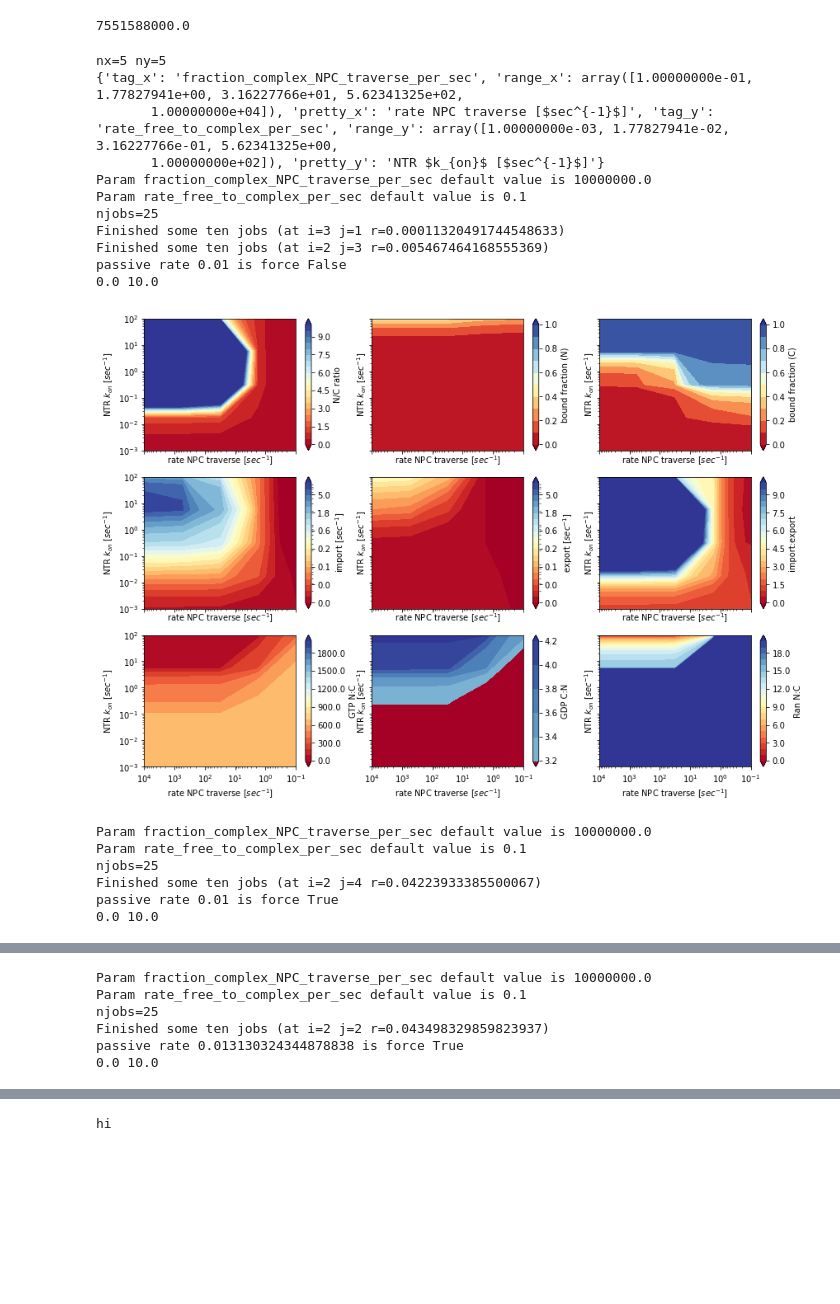
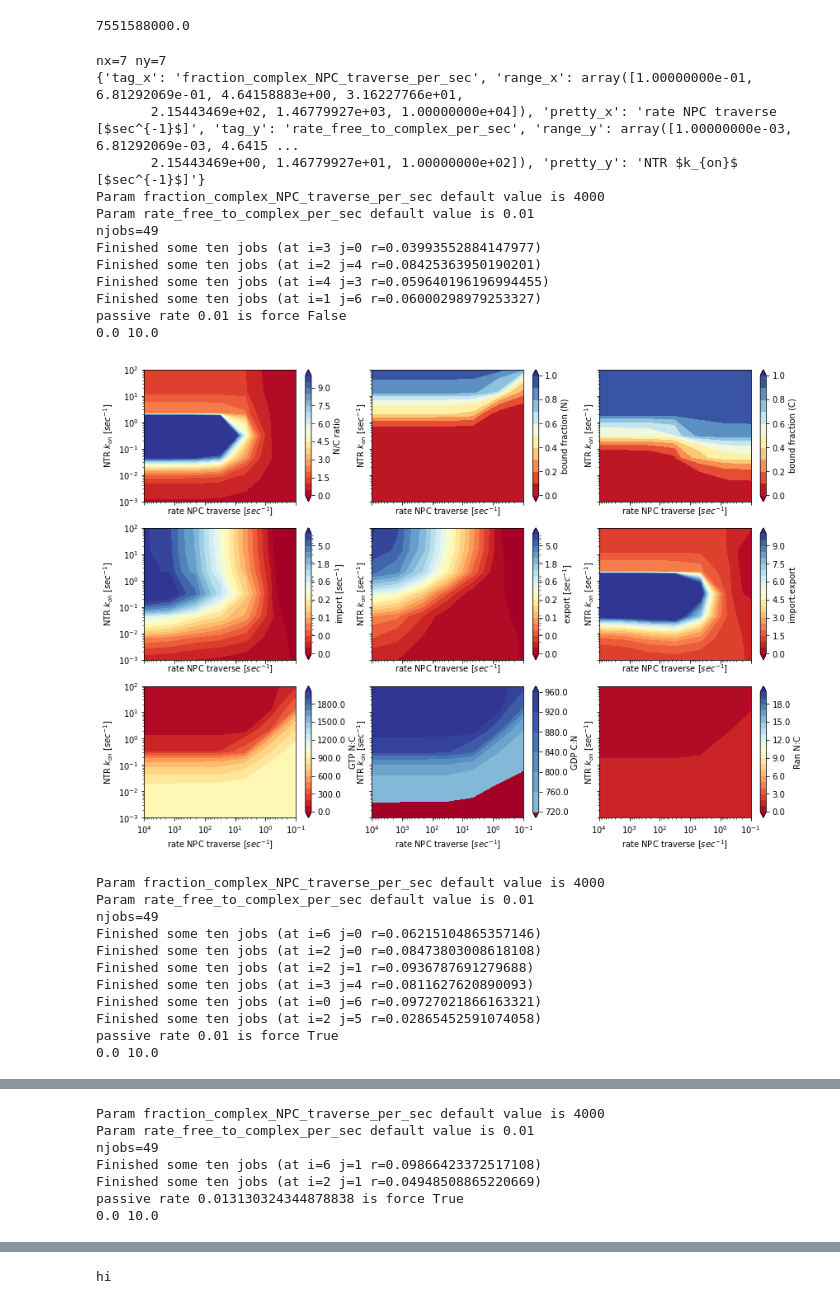
Before and after one commit to ravehlab/npctransport_kinetic, a Jupyter notebook: NPC_FLIP_simulations.ipynb, the cells around one changed output, grey strips where cells are left out. Saved outputs shown, nothing was run; the diff lists cells and outputs as text; code cells hidden in the pictures; blank space fills up the shorter version.

Commit message:
adjust time step for stability + minor

```diff
--- a/NPC_FLIP_simulations.ipynb
+++ b/NPC_FLIP_simulations.ipynb
@@ -396,16 +392,20 @@ def get_transport_simulation_by_passive(passive_nuclear_molar_rate_per_sec,
     ts.set_NPC_dock_sites(n_NPCs= 2000,
                         n_dock_sites_per_NPC= 500)
     ts.set_passive_nuclear_molar_rate_per_sec(passive_nuclear_molar_rate_per_sec) #get_passive_export_rate_per_sec(27,1))
-    ts.fraction_complex_NPC_to_free_N_per_M_GTP_per_sec = 2.5e+6 # TODO: this is doubled relative to complex_N to free_N
-    ts.fraction_complex_N_to_free_N_per_M_GTP_per_sec = 2.5e+6
-    ts.rate_complex_to_NPC_per_free_site_per_sec_per_M= 5e+6
-    ts.fraction_complex_NPC_to_complex_N_C_per_sec= 30.0 # Leakage parameter
-    ts.rate_GDP_N_to_GTP_N_per_sec= 100.0
-    ts.rate_GTP_N_to_GDP_N_per_sec= 0.1
-    ts.rate_GTP_C_to_GDP_C_per_sec= 100.0
-    ts.rate_GTP_N_to_GTP_C_per_sec = 0.1
-    ts.rate_GDP_C_to_GDP_N_per_sec = 30.0
-    ts.rate_GDP_N_to_GDP_C_per_sec = 30.0
+    ts.fraction_complex_NPC_to_free_N_per_M_GTP_per_sec = 1.0e+6 # TODO: this is doubled relative to complex_N to free_N
+    ts.fraction_complex_N_to_free_N_per_M_GTP_per_sec = 1.0e+6
+    ts.rate_complex_to_NPC_per_free_site_per_sec_per_M= 50e+6
+    ts.fraction_complex_NPC_to_complex_N_C_per_sec= 1000.0 # Leakage parameter
+    ts.rate_GDP_N_to_GTP_N_per_sec= 1000.0
+    ts.rate_GTP_N_to_GDP_N_per_sec= 0.2
+    ts.rate_GTP_C_to_GDP_C_per_sec= 500.0
+    ts.rate_GTP_N_to_GTP_C_per_sec = 0.5
+    ts.rate_GDP_C_to_GDP_N_per_sec = 1.0
+    ts.rate_GDP_N_to_GDP_C_per_sec = 1.0
+    ts.rate_complex_to_free_per_sec = 0.05
+    ts.rate_free_to_complex_per_sec = 0.01 # SCAN
+    ts.fraction_complex_NPC_traverse_per_sec=4000 # SCAN
+    ts.set_params(**kwargs) # override defaults
     return ts
 test_ts= get_transport_simulation_by_passive(0.02, False)
 print(test_ts.max_passive_diffusion_rate_nmol_per_sec_per_M)
@@ -489,46 +489,53 @@ def plot_stats_grids(stats_grids, transport_simulation,
                      extend='both')
     plt.show()
 # %%
-param_range= get_param_range_traverse_kon(nx= 5, ny= 5)
+param_range= get_param_range_traverse_kon(nx= 7, ny= 7)
 print(param_range)
 n_processors= multiprocessing.cpu_count()
 if True:
     stats_grids_traverse_by_passive_force= {}
     ts_traverse_by_passive_force= {}
 for passive in np.logspace(np.log10(0.01), np.log10(0.2), 12): #0.01,0.09,6):
     for is_force in [False, True]:
 #        if is_force:
 #            continue
         def transport_simulation_generator(**kwargs):
             return get_transport_simulation_by_passive(passive_nuclear_molar_rate_per_sec= passive,
                                                        is_force= is_force,
                                                        **kwargs)
         key= (passive, is_force)
         stats_grids_traverse_by_passive_force[key], \
         ts_traverse_by_passive_force[key] = \
             map_param_grid.map_param_grid_parallel( param_range,
-                                                equilibration_time_sec= 20.0,
+                                                equilibration_time_sec= 40.0,
                                                 n_processors= n_processors-3,
                                         transport_simulation_generator= transport_simulation_generator)
         print(f"passive rate {passive} is force {is_force}")
         plot_stats_grids(stats_grids_traverse_by_passive_force[key],
                     ts_traverse_by_passive_force[key])
 # %% [output]
-nx=5 ny=5
-{'tag_x': 'fraction_complex_NPC_traverse_per_sec', 'range_x': array([1.00000000e-01, 1.77827941e+00, 3.16227766e+01, 5.62341325e+02,
-       1.00000000e+04]), 'pretty_x': 'rate NPC traverse [$sec^{-1}$]', 'tag_y': 'rate_free_to_complex_per_sec', 'range_y': array([1.00000000e-03, 1.77827941e-02, 3.16227766e-01, 5.62341325e+00,
-       1.00000000e+02]), 'pretty_y': 'NTR $k_{on}$ [$sec^{-1}$]'}
-Param fraction_complex_NPC_traverse_per_sec default value is 10000000.0
-Param rate_free_to_complex_per_sec default value is 0.1
-njobs=25
-Finished some ten jobs (at i=3 j=1 r=0.00011320491744548633)
-Finished some ten jobs (at i=2 j=3 r=0.005467464168555369)
+nx=7 ny=7
+{'tag_x': 'fraction_complex_NPC_traverse_per_sec', 'range_x': array([1.00000000e-01, 6.81292069e-01, 4.64158883e+00, 3.16227766e+01,
+       2.15443469e+02, 1.46779927e+03, 1.00000000e+04]), 'pretty_x': 'rate NPC traverse [$sec^{-1}$]', 'tag_y': 'rate_free_to_complex_per_sec', 'range_y': array([1.00000000e-03, 6.81292069e-03, 4.6415 ...
+       2.15443469e+00, 1.46779927e+01, 1.00000000e+02]), 'pretty_y': 'NTR $k_{on}$ [$sec^{-1}$]'}
+Param fraction_complex_NPC_traverse_per_sec default value is 4000
+Param rate_free_to_complex_per_sec default value is 0.01
+njobs=49
+Finished some ten jobs (at i=3 j=0 r=0.03993552884147977)
+Finished some ten jobs (at i=2 j=4 r=0.08425363950190201)
+Finished some ten jobs (at i=4 j=3 r=0.059640196196994455)
+Finished some ten jobs (at i=1 j=6 r=0.06000298979253327)
 passive rate 0.01 is force False
 0.0 10.0
-[figure, old version]
+[figure, new version]
-Param fraction_complex_NPC_traverse_per_sec default value is 10000000.0
-Param rate_free_to_complex_per_sec default value is 0.1
-njobs=25
-Finished some ten jobs (at i=2 j=4 r=0.04223933385500067)
+Param fraction_complex_NPC_traverse_per_sec default value is 4000
+Param rate_free_to_complex_per_sec default value is 0.01
+njobs=49
+Finished some ten jobs (at i=6 j=0 r=0.06215104865357146)
+Finished some ten jobs (at i=2 j=0 r=0.08473803008618108)
+Finished some ten jobs (at i=2 j=1 r=0.0936787691279688)
+Finished some ten jobs (at i=3 j=4 r=0.0811627620890093)
+Finished some ten jobs (at i=0 j=6 r=0.09727021866163321)
+Finished some ten jobs (at i=2 j=5 r=0.02865452591074058)
 passive rate 0.01 is force True
 0.0 10.0
@@ -544,6 +556,7 @@ passive rate 0.013130324344878838 is force False
-Param fraction_complex_NPC_traverse_per_sec default value is 10000000.0
-Param rate_free_to_complex_per_sec default value is 0.1
-njobs=25
-Finished some ten jobs (at i=2 j=2 r=0.043498329859823937)
+Param fraction_complex_NPC_traverse_per_sec default value is 4000
+Param rate_free_to_complex_per_sec default value is 0.01
+njobs=49
+Finished some ten jobs (at i=6 j=1 r=0.09866423372517108)
+Finished some ten jobs (at i=2 j=1 r=0.04948508865220669)
 passive rate 0.013130324344878838 is force True
 0.0 10.0
```
Also changed, not shown: parts of 6 cells of this notebook, 3 other files.
